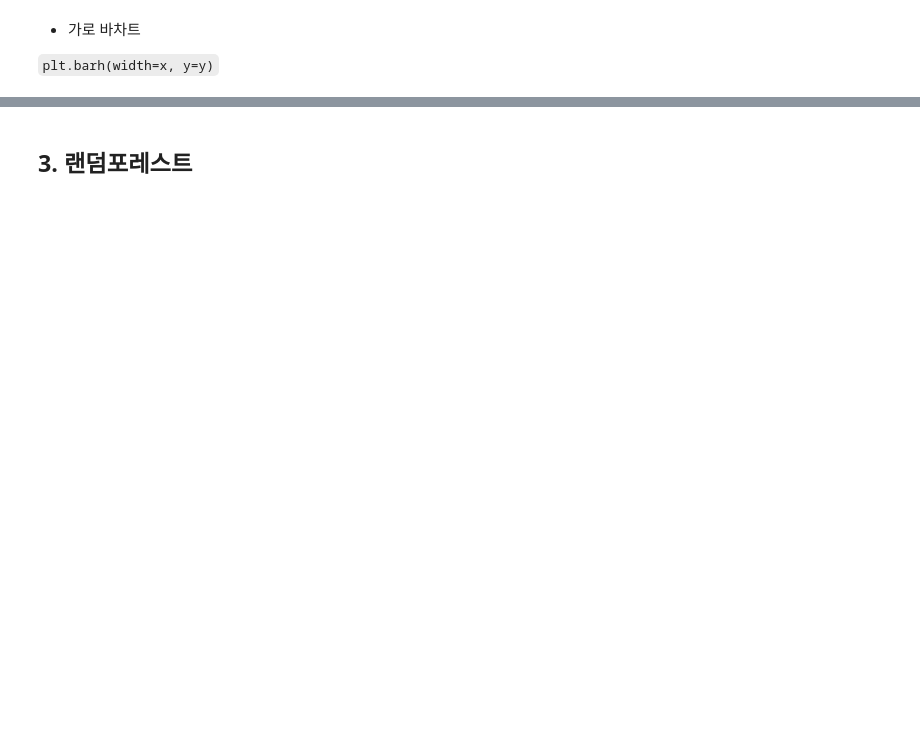
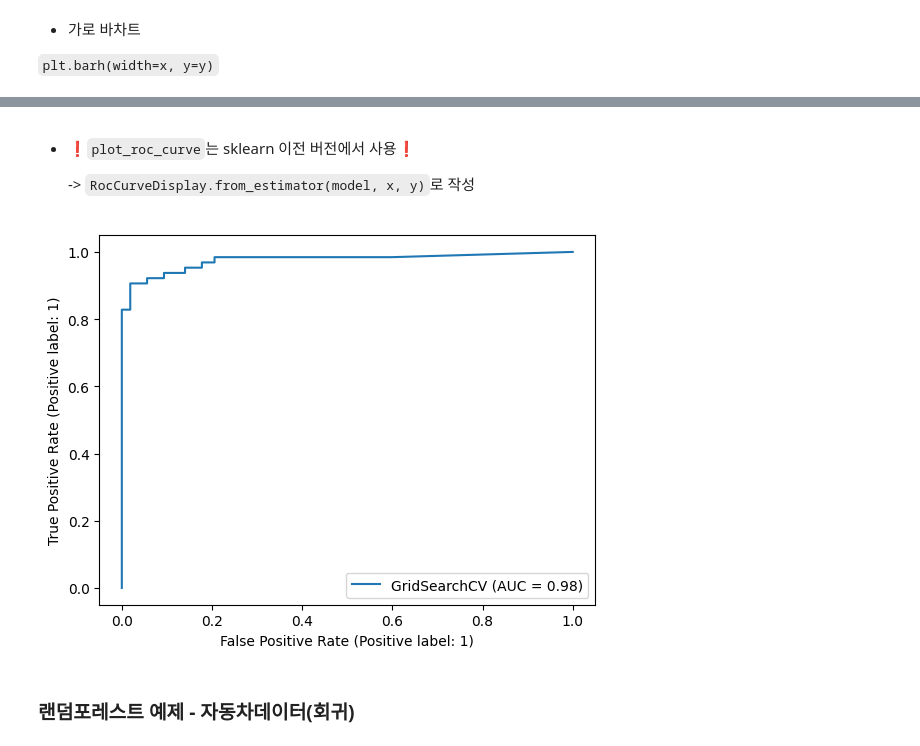
Before and after one commit to sai-with/ADP_prac, a Jupyter notebook: ML/앙상블.ipynb, the cells around one changed output, grey strips where cells are left out. Drawn from its saved outputs; the diff is of its cells as text; code cells hidden in the pictures; blank space fills up the shorter version.

````diff
--- a/ML/앙상블.ipynb
+++ b/ML/앙상블.ipynb
@@ -351,0 +446,12 @@ plt.barh(width=reg_boost.feature_importances_, y =list(x_train));
+# %%
+# 하이퍼 파라미터 튜닝 (랜덤cv, 그리드cv)
+from sklearn.model_selection import RandomizedSearchCV, GridSearchCV
+
+param_distributions = {
+    'max_depth': np.arange(2, 20, 2),
+    'min_samples_leaf': np.arange(2, 10),
+    'min_samples_split': np.arange(2, 10),
+    'max_features': np.arange(3, 8)
+}
+rd_rf = RandomizedSearchCV(rf, param_distributions=param_distributions, cv=5, n_iter=30, random_state=1)
+rd_rf.fit(x_train, y_train)
@@ -351,0 +471,10 @@ plt.barh(width=reg_boost.feature_importances_, y =list(x_train));
+# %%
+# GridSearch
+rf = RandomForestClassifier(max_features=3)
+param_grid = {
+    'max_depth': np.arange(10, 15),
+    'min_samples_leaf': np.arange(7, 11),
+    'min_samples_split': np.arange(2, 6),
+}
+gr_rf = GridSearchCV(rf, cv=5, param_grid=param_grid)
+gr_rf.fit(x_train, y_train)
@@ -352,2 +513,13 @@ plt.barh(width=reg_boost.feature_importances_, y =list(x_train));
+# %% [markdown]
+* ❗️```plot_roc_curve```는 sklearn 이전 버전에서 사용❗️
+
+    -> ```RocCurveDisplay.from_estimator(model, x, y)```로 작성
+# %%
+# ROC_CURVE
+from sklearn.metrics import RocCurveDisplay
+RocCurveDisplay.from_estimator(gr_rf, x_test[cols], y_test)
+plt.show();
+# %% [output]
+[figure, added]
 # %% [markdown]
-## 3. 랜덤포레스트
+### 랜덤포레스트 예제 - 자동차데이터(회귀)
````
Also changed, not shown: parts of 25 cells of this notebook.
